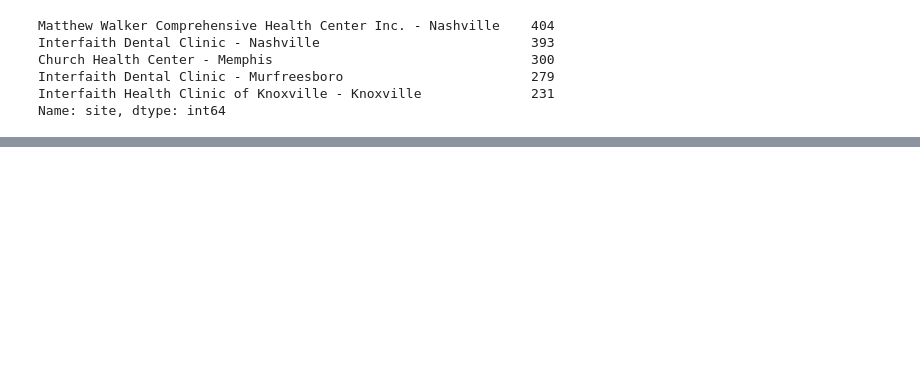
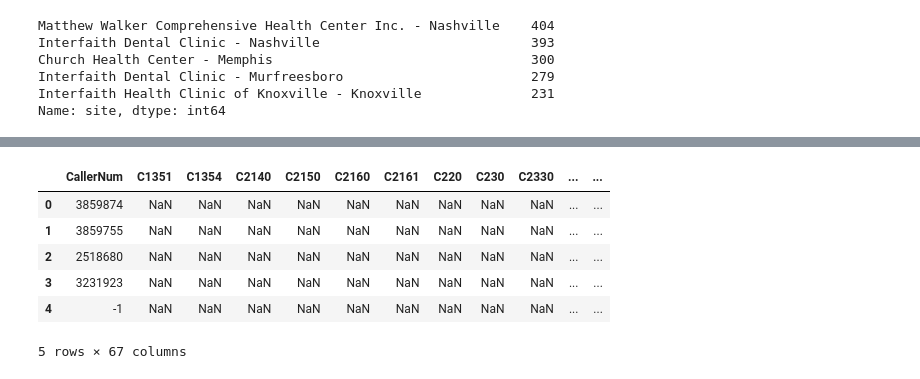
Before and after one commit to bsfcs/smile-on-ironman, a Jupyter notebook: notebook/smile_on_ironman_posey.ipynb, the cells around one changed output, grey strips where cells are left out. Cells and saved outputs as stored; diff of their text form; code cells hidden in the pictures; blank space fills up the shorter version.

```diff
--- a/notebook/smile_on_ironman_posey.ipynb
+++ b/notebook/smile_on_ironman_posey.ipynb
@@ -748,0 +897,10 @@ Name: site, dtype: int64
+# %%
+smile_treatments.head()
+# %% [output]
+|  | CallerNum | C1351 | C1354 | C2140 | C2150 | C2160 | C2161 | C220 | C230 | C2330 | ... | ... |
+| 0 | 3859874 | NaN | NaN | NaN | NaN | NaN | NaN | NaN | NaN | NaN | ... | ... |
+| 1 | 3859755 | NaN | NaN | NaN | NaN | NaN | NaN | NaN | NaN | NaN | ... | ... |
+| 2 | 2518680 | NaN | NaN | NaN | NaN | NaN | NaN | NaN | NaN | NaN | ... | ... |
+| 3 | 3231923 | NaN | NaN | NaN | NaN | NaN | NaN | NaN | NaN | NaN | ... | ... |
+| 4 | -1 | NaN | NaN | NaN | NaN | NaN | NaN | NaN | NaN | NaN | ... | ... |
+5 rows × 67 columns
```
Also changed, not shown: parts of 13 cells of this notebook.
